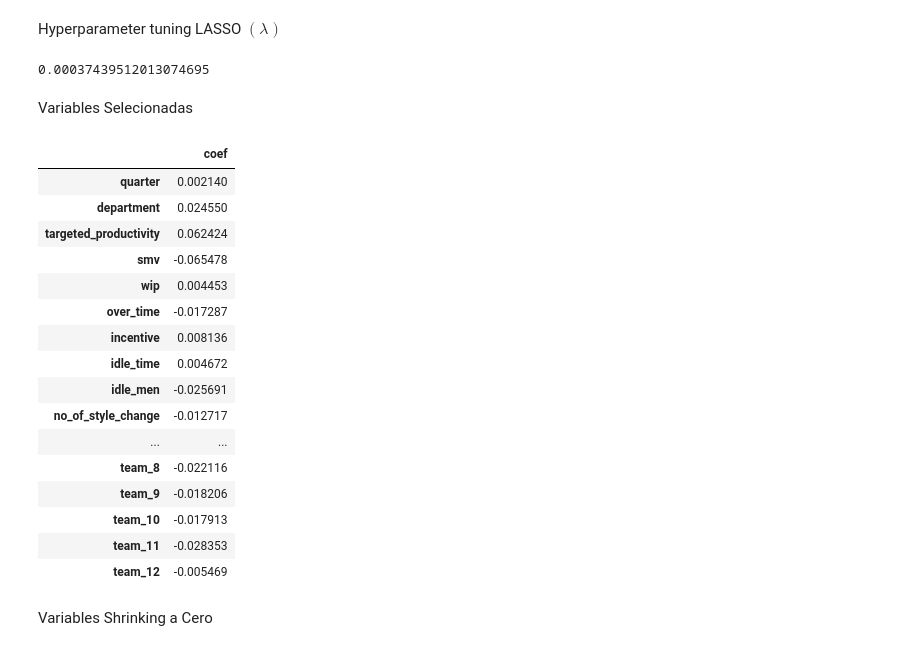
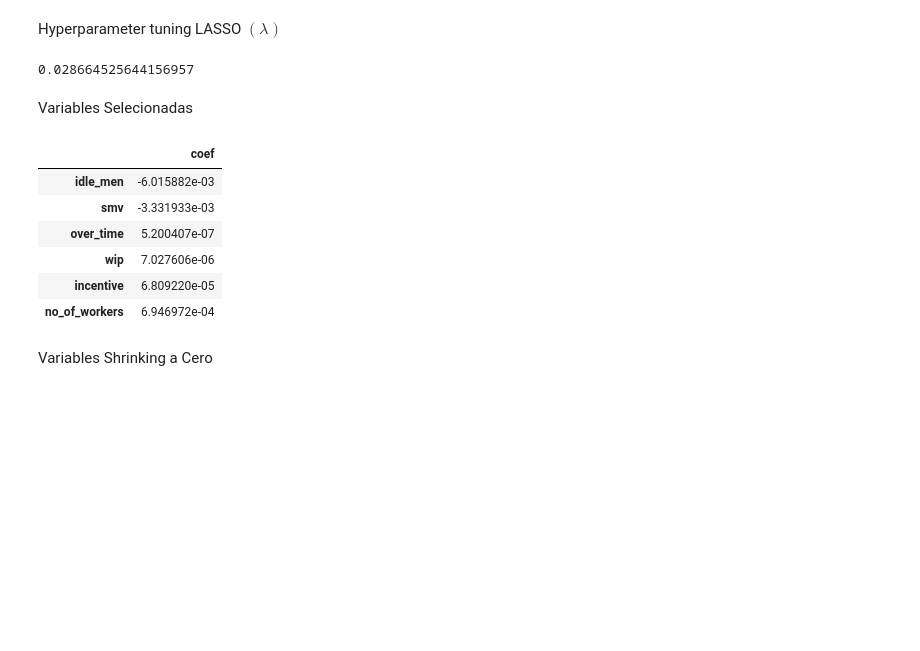
Before and after one commit to cduquee/taller-productividad-manufactura, a Jupyter notebook: codigo.ipynb, the cells around one changed output. Cells and saved outputs as stored; diff of their text form; code cells hidden in the pictures; blank space fills up the shorter version.

```diff
--- a/codigo.ipynb
+++ b/codigo.ipynb
@@ -721,3 +721,8 @@ Modelo Lineal
 Mean Squared Error (MSE): 0.0191
 Root Mean Squared Error (RMSE): 0.1381
 R^2 Score: 0.2540
+# %%
+import statsmodels.api as sm
+model = sm.OLS(Y,X)
+results = model.fit()
+print(results.summary())
@@ -784,30 +807,20 @@ Hyperparameter tuning LASSO $(\lambda)$
 lasso_cv = trained_models['Lasso']
 lasso_cv.alpha_
 # %% [output]
-0.00037439512013074695
+0.028664525644156957
 # %% [markdown]
 Variables Selecionadas
 # %%
-coef_tbl = pd.DataFrame(trained_models['Lasso'].coef_, X.columns, columns=['coef'])
-coef_tbl[coef_tbl['coef']!=0]
+coef_tbl = pd.DataFrame(lasso_cv.coef_, X.columns, columns=['coef'])
+coef_tbl[coef_tbl['coef']!=0].sort_values(by='coef')
 # %% [output]
 |  | coef |
-| quarter | 0.002140 |
-| department | 0.024550 |
-| targeted_productivity | 0.062424 |
-| smv | -0.065478 |
-| wip | 0.004453 |
-| over_time | -0.017287 |
-| incentive | 0.008136 |
-| idle_time | 0.004672 |
-| idle_men | -0.025691 |
-| no_of_style_change | -0.012717 |
-| ... | ... |
-| team_8 | -0.022116 |
-| team_9 | -0.018206 |
-| team_10 | -0.017913 |
-| team_11 | -0.028353 |
-| team_12 | -0.005469 |
+| idle_men | -6.015882e-03 |
+| smv | -3.331933e-03 |
+| over_time | 5.200407e-07 |
+| wip | 7.027606e-06 |
+| incentive | 6.809220e-05 |
+| no_of_workers | 6.946972e-04 |
 # %% [markdown]
 Variables Shrinking a Cero
 # %%
```
Also changed, not shown: parts of 1 cell of this notebook.
